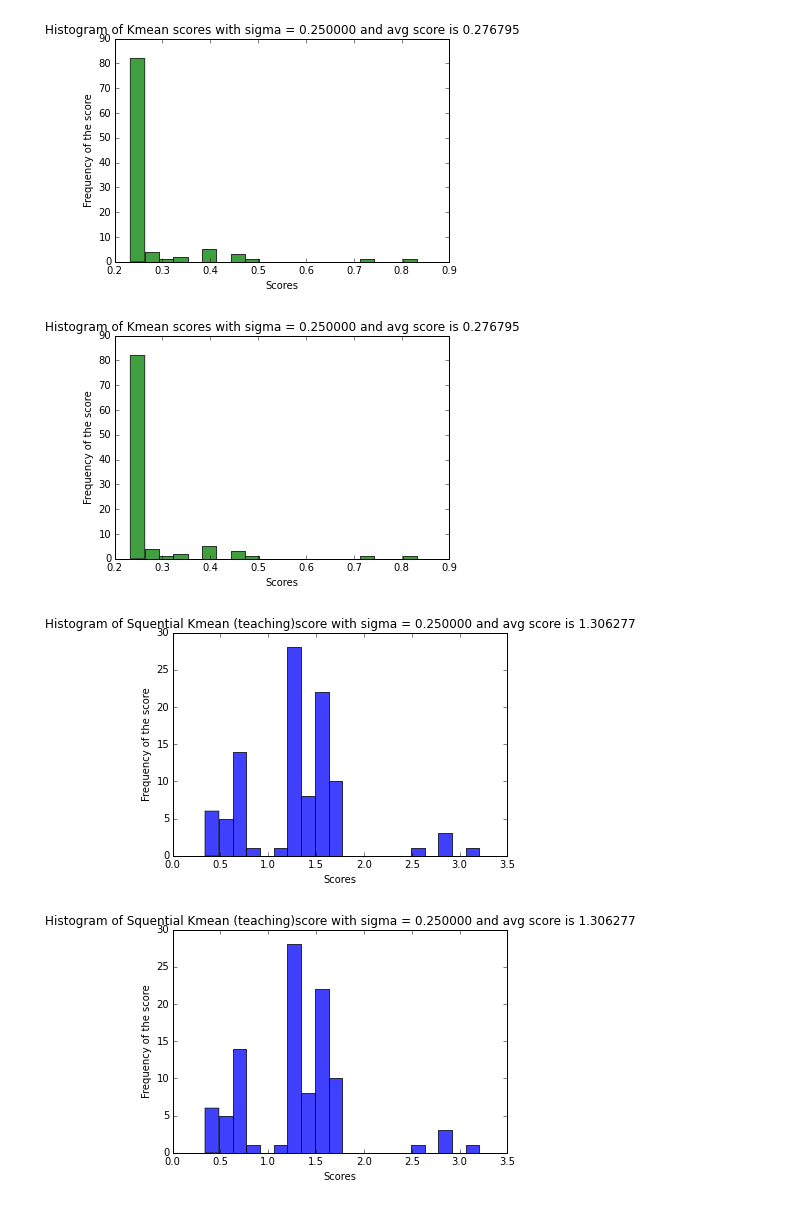
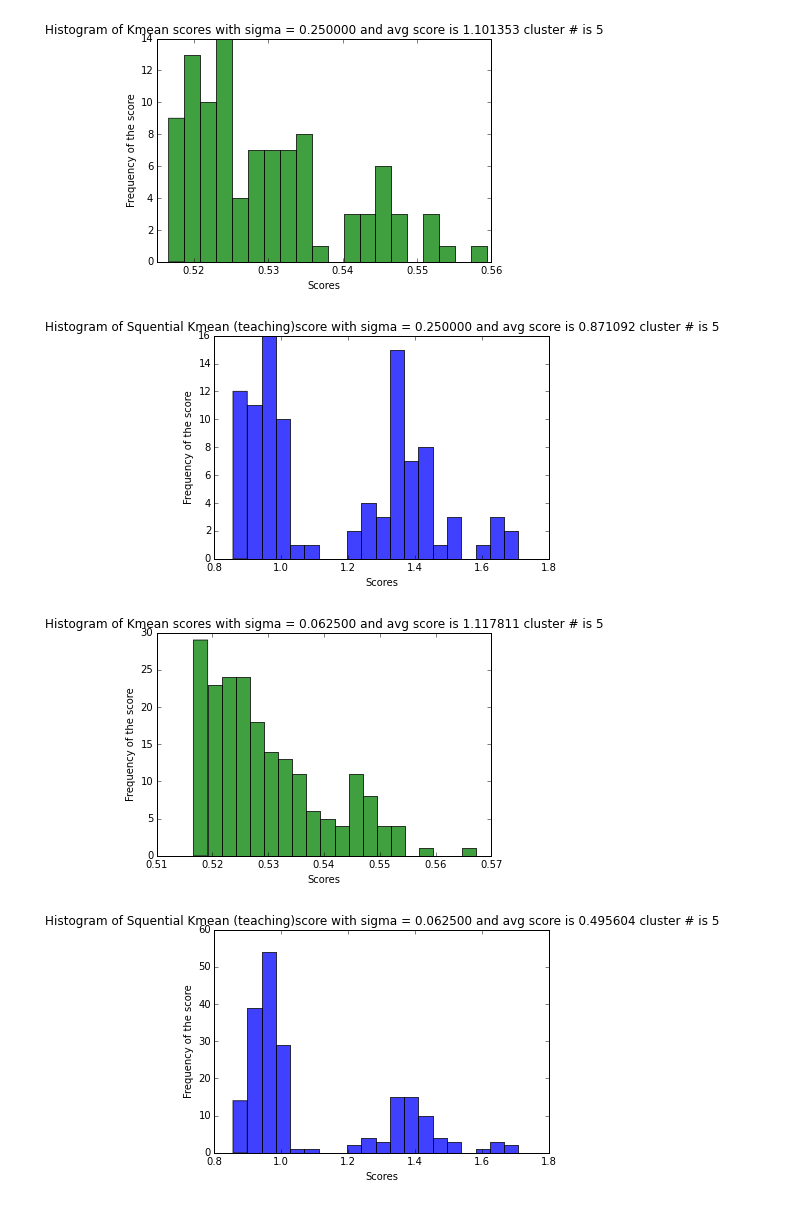
Before and after one commit to RuiqingQiu/K-Mean, a Jupyter notebook: kmeans.ipynb, the cells around one changed output. Drawn from its saved outputs; the diff is of its cells as text; code cells hidden in the pictures.

Commit message:
kmeans done

```diff
--- a/kmeans.ipynb
+++ b/kmeans.ipynb
@@ -97,7 +97,7 @@ class Data(object):
         # loop through the whole dataset
         for data in self.data_set:
             min_dis = distance.euclidean(data,res[0])
-            for i in range(self.k):
+            for i in range(len(res)):
                  # calculate the distance btw true center and kmean center
                 dst = distance.euclidean(data,res[i])
                 # find the minimum dst btw the true center and kmean center
@@ -367,7 +352,7 @@ average score is:  1.89179262421
 # Experiment 3: Adding some easy points to the list to teach the sequential kmean
 # see if sequential kmean does, do the histogram compared to without teaching one
 #num_of_teaching_signal = k + k/2 #this is for higher dimensional data
-def experiment3():
+def experiment3(num_of_cluster):
     num_of_teaching_signal = 10 # 10 teaching signals
     score_list_kmean = []
     score_list_skmean = []
@@ -376,6 +361,8 @@ def experiment3():
     kmean_avg_score=[]
     seq_kmean_avg_score=[]
     seq_kmean_data_avg_score=[]
+    kmean_cost_function_score=[]
+    seq_kmean_cost_function_score = []
     for small_sigma in sigma_list:
         score_list_kmean = []
         score_list_skmean = []
@@ -387,16 +374,17 @@ def experiment3():
 
         # running the data on kmean with 20 rounds and obtain an average score
         for i in range(num_of_iterations):
-            res1, idx1 = kmeans2(tmp_data_set, d.k)
+            res1, idx1 = kmeans2(tmp_data_set, num_of_cluster)
             score_list_kmean.append(d.error_calculate(res1))
+            kmean_cost_function_score.append(d.cost_function(res1))
         avg_score = sum(score_list_kmean)/len(score_list_kmean)
         kmean_avg_score.append(avg_score)
         plt.xlabel('Scores')
         plt.ylabel('Frequency of the score')
-        plt.title(r'Histogram of Kmean scores with sigma = %f and avg score is %f ' % (small_sigma, avg_score))
+        plt.title(r'Histogram of Kmean scores with sigma = %f and avg score is %f cluster # is %d' % (small_sigma, avg_score,num_of_cluster))
         #plt.text(0.75,13,'sigma = %f' % small_sigma)
         #plt.text(0.75,12,'avg score = %f ' %avg_score)
-        n, bins, patches = plt.hist(score_list_kmean,20,normed=0,facecolor="green",alpha=0.75)
+        n, bins, patches = plt.hist(kmean_cost_function_score,20,normed=0,facecolor="green",alpha=0.75)
         plt.show()
         pylab.clf()
 
@@ -406,50 +394,51 @@ def experiment3():
             # tmp_data_set = np.concatenate((teaching_data_set, np.random.permutation(data_set)))
             # seperately permutate teaching signal and data set
             tmp_data_set = np.concatenate((np.random.permutation(teaching_data_set), np.random.permutation(d.data_set)))
-            res1, idx1 = sequential_kmean(tmp_data_set , d.k)
+            res1, idx1 = sequential_kmean(tmp_data_set , num_of_cluster)
             score_list_skmean.append(d.error_calculate(res1))
+            seq_kmean_cost_function_score.append(d.cost_function(res1))
         avg_score = sum(score_list_skmean)/len(score_list_skmean)
         seq_kmean_avg_score.append(avg_score)
         plt.xlabel('Scores')
         plt.ylabel('Frequency of the score')
-        plt.title(r'Histogram of Squential Kmean (teaching)score with sigma = %f and avg score is %f ' % (small_sigma, avg_score))
+        plt.title(r'Histogram of Squential Kmean (teaching)score with sigma = %f and avg score is %f cluster # is %d' % (small_sigma, avg_score,num_of_cluster))
         #plt.text(1,1,'sigma = %f' % small_sigma)
         #plt.text(0.8,15,'avg score = %f ' %avg_score)
         #plt.bar(range(num_of_iterations), score_list)
-        n, bins, patches = plt.hist(score_list_skmean,20,normed=0,facecolor="blue",alpha=0.75)
+        n, bins, patches = plt.hist(seq_kmean_cost_function_score,20,normed=0,facecolor="blue",alpha=0.75)
         plt.show()
         pylab.clf()
 
 #         # permutate the data set
 #         for i in range(num_of_iterations):
 #             # res1, idx1 = sequential_kmean(np.random.permutation(data_set) , k)
 #             # tmp_data_set = np.concatenate((teaching_data_set, np.random.permutation(data_set)))
 #             tmp_data_set = np.concatenate((teaching_data_set, np.random.permutation(d.data_set)))
 #             res1, idx1 = sequential_kmean(tmp_data_set , d.k)
 #             score_list_skmean_data.append(d.error_calculate(res1))
 #         avg_score = sum(score_list_skmean)/len(score_list_skmean)
 #         seq_kmean_data_avg_score.append(avg_score)
 #         plt.xlabel('Scores')
 #         plt.ylabel('Frequency of the score')
 #         plt.title(r'Histogram of Squential Kmean(dataset) score with sigma = %f and avg score is %f ' % (small_sigma, avg_score))
 #         #plt.text(1,1,'sigma = %f' % small_sigma)
 #         #plt.text(0.8,15,'avg score = %f ' %avg_score)
 #         #plt.bar(range(num_of_iterations), score_list)
 #         n, bins, patches = plt.hist(score_list_skmean_data,20,normed=0,facecolor="blue",alpha=0.75)
 #         plt.show()
 #         pylab.clf()
 
-    plt.plot(sigma_list,kmean_avg_score)
-    plt.plot(sigma_list,seq_kmean_avg_score, marker='o',color='r')
-    #plt.plot(sigma_list,seq_kmean_data_avg_score,marker = 'o',color='b')
-    plt.ylabel('scores change')
-    plt.xlabel('Average Score')
-    # reverse the xaxis from big sigma to smaller sigma
-    plt.gca().invert_xaxis()
-    plt.show()
-experiment3()
+#     plt.plot(sigma_list,kmean_avg_score)
+#     plt.plot(sigma_list,seq_kmean_avg_score, marker='o',color='r')
+#     #plt.plot(sigma_list,seq_kmean_data_avg_score,marker = 'o',color='b')
+#     plt.ylabel('scores change')
+#     plt.xlabel('Average Score')
+#     # reverse the xaxis from big sigma to smaller sigma
+#     plt.gca().invert_xaxis()
+#     plt.show()
+experiment3(5)
 # %% [output]
-[figure, old version]
+[figure, new version]
-[figure, old version]
+[figure, new version]
-[figure, old version]
+[figure, new version]
-[figure, old version]
+[figure, new version]
```
Also changed, not shown: parts of 12 cells of this notebook.
